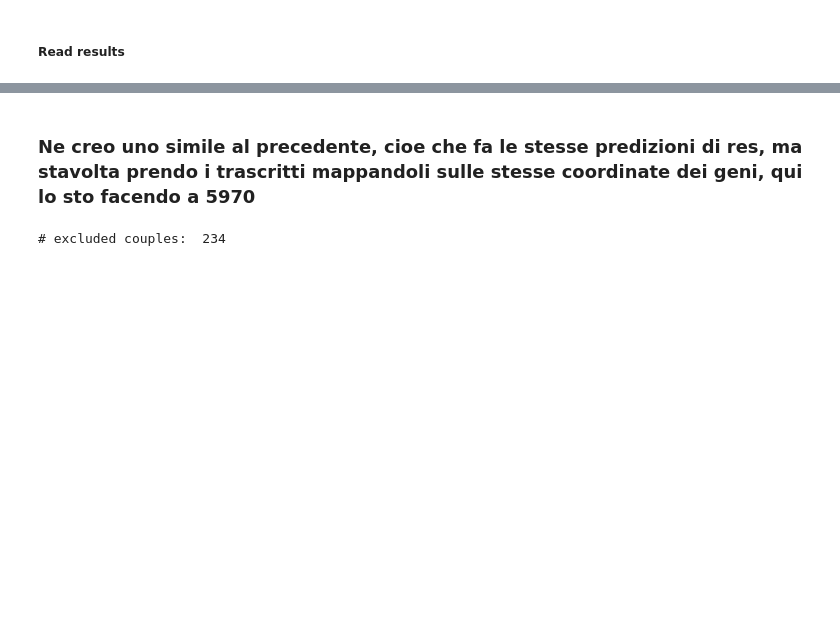
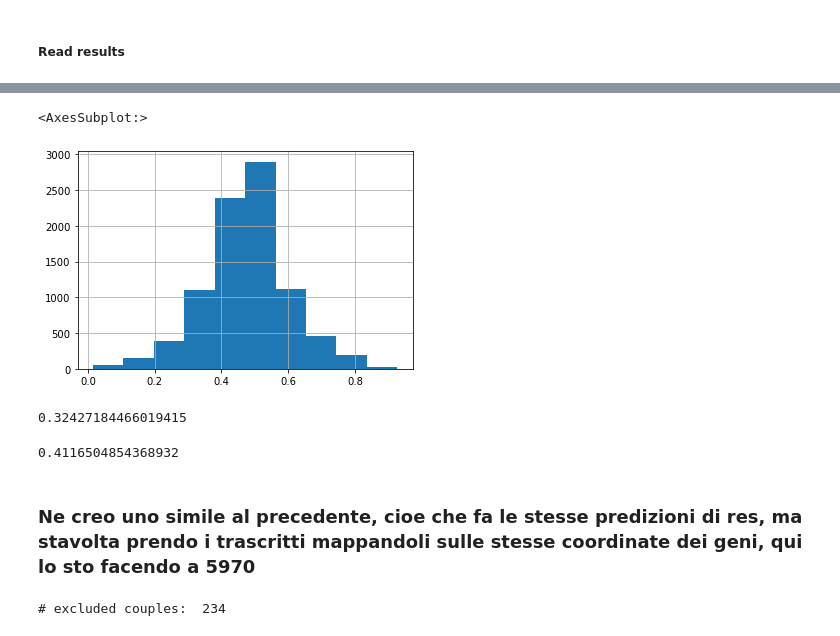
Before and after one commit to giorgiobini/RIME, a Jupyter notebook: src/check_predictions_with_adri.ipynb, the cells around one changed output, grey strips where cells are left out. Drawn from its saved outputs; the diff is of its cells as text; code cells hidden in the pictures; blank space fills up the shorter version.

```diff
--- a/src/check_predictions_with_adri.ipynb
+++ b/src/check_predictions_with_adri.ipynb
@@ -907,6 +959,16 @@ ephnen = ephnen.merge(predictions.rename({'probability':'new_probability'}, axis
+# %%
+ephnen.probability.hist()
+# %% [output]
+<AxesSubplot:>
+[figure, added]
 # %%
-neg = ephnen[ephnen.ground_truth == 0]
-(neg.new_probability<0.5).sum()/neg.shape[0]
+(ephnen.probability5969>0.5).sum()/ephnen.shape[0]
+# %% [output]
+0.32427184466019415
+# %%
+(ephnen.probability>0.5).sum()/ephnen.shape[0]
+# %% [output]
+0.4116504854368932
 # %% [markdown]
 ### Ne creo uno simile al precedente, cioe che fa le stesse predizioni di res, ma stavolta prendo i trascritti mappandoli sulle stesse coordinate dei geni, qui lo sto facendo a 5970
 # %%
```
Also changed, not shown: parts of 13 cells of this notebook, 3 other files.
